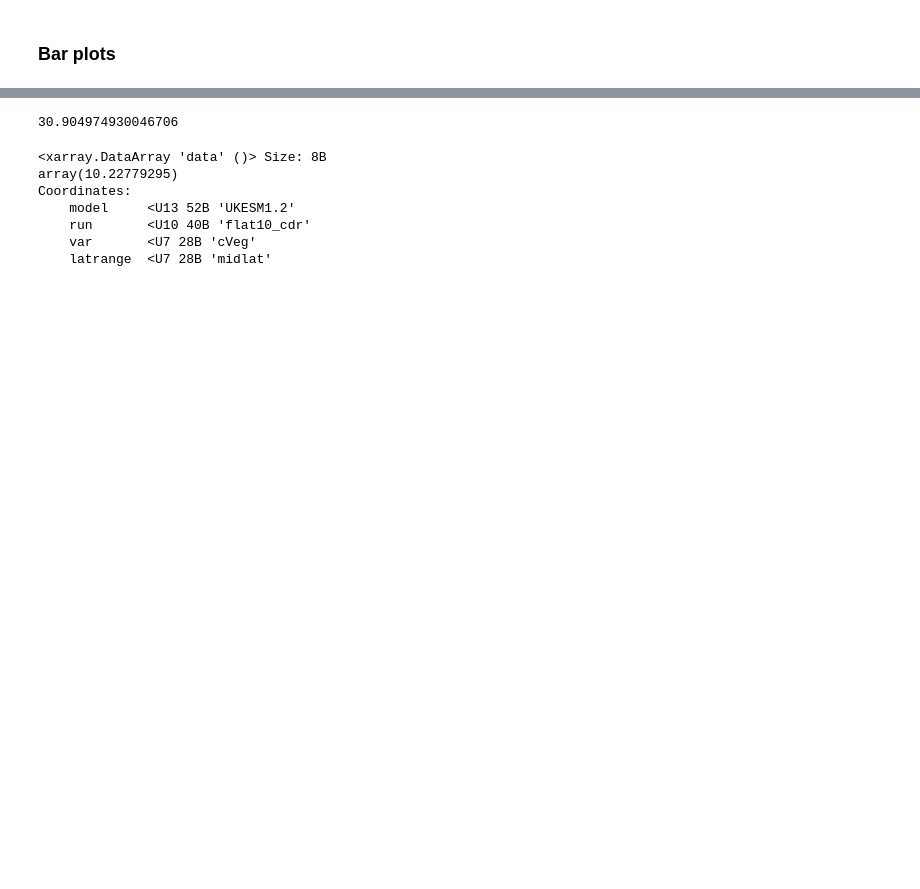
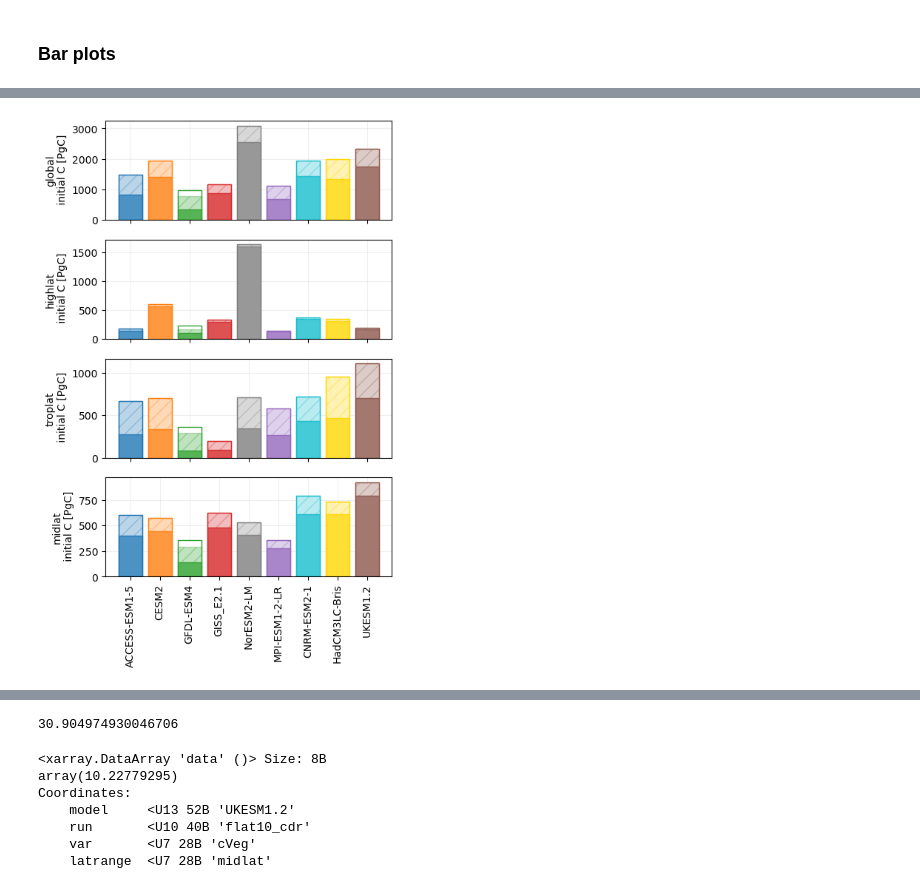
Before and after one commit to aswann/flat10MIP_analysis, a Jupyter notebook: flat10_metrics_analysis.ipynb, the cells around one changed output, grey strips where cells are left out. Drawn from its saved outputs; the diff is of its cells as text; code cells hidden in the pictures; blank space fills up the shorter version.

```diff
--- a/flat10_metrics_analysis.ipynb
+++ b/flat10_metrics_analysis.ipynb
@@ -454,0 +456,95 @@ plt.savefig("figures/bar_emissionsphase_PgC.png", bbox_inches='tight')
+# %%
+# Normalized to sum to 1
+
+
+fig, axes = plt.subplots(4,1,figsize=(5, 8))
+#axes=axes.flatten()
+
+# one column
+# one row for each region (global, midlat, tropical, highlat)
+#array(['cVeg', 'cSoil', 'cTot'])
+vlist = [2,1,0]
+e=0
+
+hatchlist=['//','','']
+alphalist=[0.3,0.8,1]
+
+for m in range(len(modellist)):
+    model=modellist[m]
+    mcolor=modelcolors[m]
+
+
+    for l in range(len(latlist)):
+        # total
+        vi=2
+        v=2 #vlist[vi]
+        timeseries=ds_C_global.sel(model=modellist[m], run=runlist[e],
+                                   var=varlist[v], latrange=latlist[l])
+        initC=np.mean(timeseries.data[0:9])
+        nzC=np.mean(timeseries.data[90:109])
+        sbar=(initC)
+        #plot
+        axes[l].bar(m, sbar, hatch=hatchlist[vi],label=model,color='white',
+                    alpha=alphalist[vi],edgecolor=mcolor)
+
+
+        # soil (bottom)
+        vi=1
+        v=1 #vlist[vi]
+        timeseries=ds_C_global.sel(model=modellist[m], run=runlist[e],
+                                   var=varlist[v], latrange=latlist[l])
+        initC=np.mean(timeseries.data[0:9])
+        nzC=np.mean(timeseries.data[90:109])
+        sbar=(initC)
+        soilbar=sbar
+        # plot bar
+        axes[l].bar(m, sbar, hatch=hatchlist[vi],label=model,color=mcolor,
+                    alpha=alphalist[vi],edgecolor=mcolor)
+
+        # vegetation
+        vi=0
+        v=0#vlist[vi]
+        timeseries=ds_C_global.sel(model=modellist[m], run=runlist[e],
+                                   var=varlist[v], latrange=latlist[l])
+        initC=np.mean(timeseries.data[0:9])
+        nzC=np.mean(timeseries.data[90:109])
+        sbar=(initC)
+        #plot
+        axes[l].bar(m, sbar, bottom=soilbar, hatch=hatchlist[vi],label=model,color=mcolor,alpha=alphalist[vi],edgecolor=mcolor)
+
+
+
+
+axes[0].xaxis.set_tick_params(labelcolor='none')
+axes[1].xaxis.set_tick_params(labelcolor='none')
+axes[2].xaxis.set_tick_params(labelcolor='none')
+axes[3].set_xticks(np.arange(len(modellist)), modellist,rotation='vertical')
+
+axes[0].set_ylabel(latlist[0] +'\n initial C [PgC]')
+axes[1].set_ylabel(latlist[1] +'\n initial C [PgC]')
+axes[2].set_ylabel(latlist[2] +'\n initial C [PgC]')
+axes[3].set_ylabel(latlist[3] +'\n initial C [PgC]')
+
+
+# add grid lines after all models are plotted
+axes[0].set_axisbelow(True)
+axes[0].grid(alpha=0.2)
+
+axes[1].set_axisbelow(True)
+axes[1].grid(alpha=0.2)
+
+axes[2].set_axisbelow(True)
+axes[2].grid(alpha=0.2)
+
+axes[3].set_axisbelow(True)
+axes[3].grid(alpha=0.2)
+
+
+#axes[2,3].legend(fontsize=6)
+
+#plt.show()
+#plt.savefig("figures/bar_initC_PgC.pdf", bbox_inches='tight')
+#plt.savefig("figures/bar_initC_PgC.png", bbox_inches='tight')
+#plt.close()
+# %% [output]
+[figure, added]
```
Also changed, not shown: parts of 39 cells of this notebook, 54 other files.
